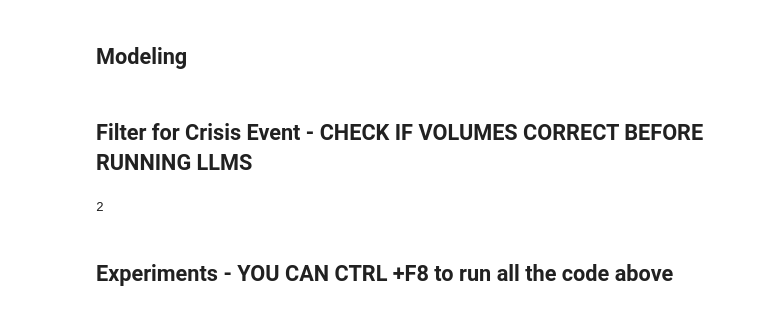
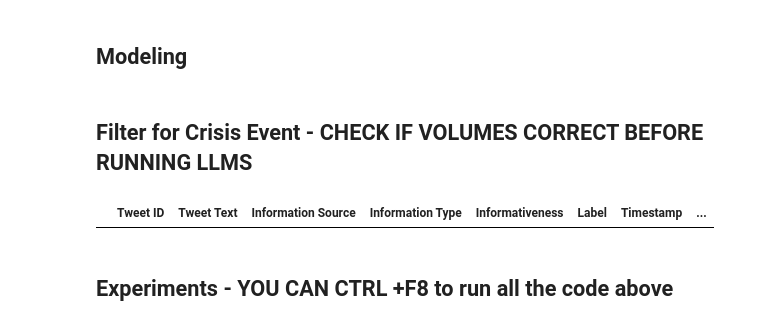
Before and after one commit to Crisitunity-Lab/ARDC_Backup, a Jupyter notebook: Llama2_prod_will.ipynb, the cells around one changed output. Saved outputs shown, nothing was run; the diff lists cells and outputs as text; code cells hidden in the pictures.

```diff
--- a/Llama2_prod_will.ipynb
+++ b/Llama2_prod_will.ipynb
@@ -167,17 +182,19 @@ def generate_answer(text, system_prompt, instruction):
 ## Filter for Crisis Event - CHECK IF VOLUMES CORRECT BEFORE RUNNING LLMS
 # %%
 # Grab random samples
-filtered_df = result_df.query(f'Label == "{crisis_event}"')
-testing_df = result_df.sample(n=2, random_state=42) #TURN OFF TO RUN OVER FULL DATASET
-testing_df.columns = testing_df.columns.str.replace(' ', '')
-testing_df['TweetText'] = testing_df['TweetText'].astype(str)
+testing_df = result_df.query(f'Label == "{crisis_event}"')
+# # testing_df = testing_df.sample(n=100, random_state=42) #TURN OFF TO RUN OVER FULL DATASET
+# testing_df.columns = testing_df.columns.str.replace(' ', '')
+# testing_df['TweetText'] = testing_df['TweetText'].astype(str)
 
-# Filter for TweetText string greater than 5 words excluding words starting with "@"" and "http"
-testing_df = testing_df[testing_df['TweetText'].str.split().apply(lambda x: sum(1 for word in x if not word.startswith('@') and not word.startswith('http') and not word.startswith('#') )) > 5]
+# # Filter for TweetText string greater than 5 words excluding words starting with "@"" and "http"
+# testing_df = testing_df[testing_df['TweetText'].str.split().apply(lambda x: sum(1 for word in x if not word.startswith('@') and not word.startswith('http') and not word.startswith('#') )) > 5]
 
 len(testing_df.index)
+
+testing_df
 # %% [output]
-2
+|  | Tweet ID | Tweet Text | Information Source | Information Type | Informativeness | Label | Timestamp | ... |
 # %% [markdown]
 ## Experiments - YOU CAN CTRL +F8 to run all the code above
 # %% [markdown]
```
Also changed, not shown: parts of 10 cells of this notebook.
